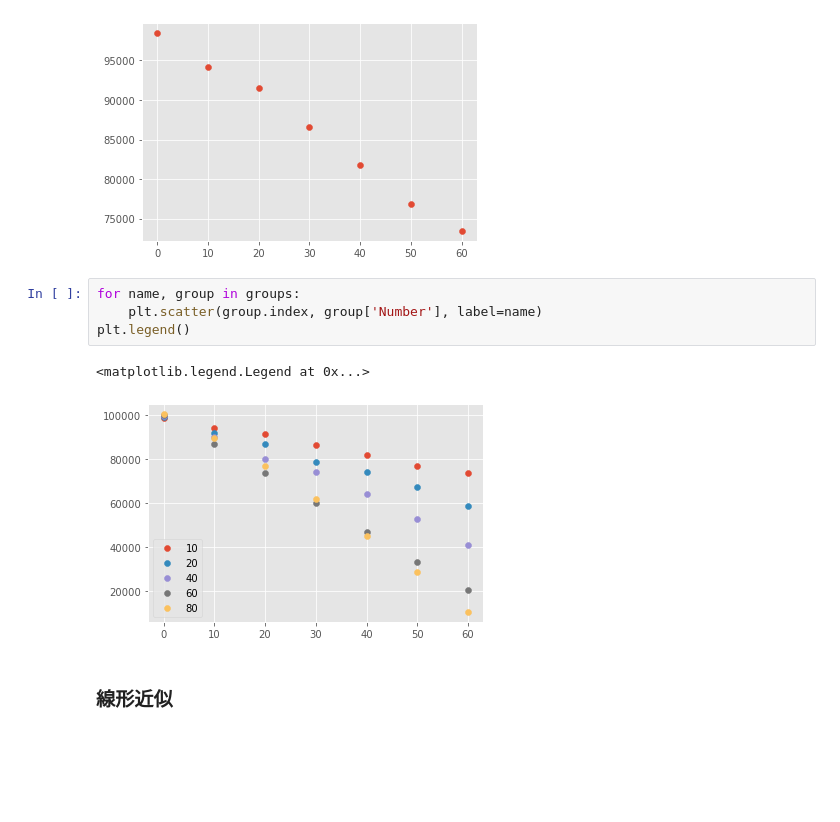
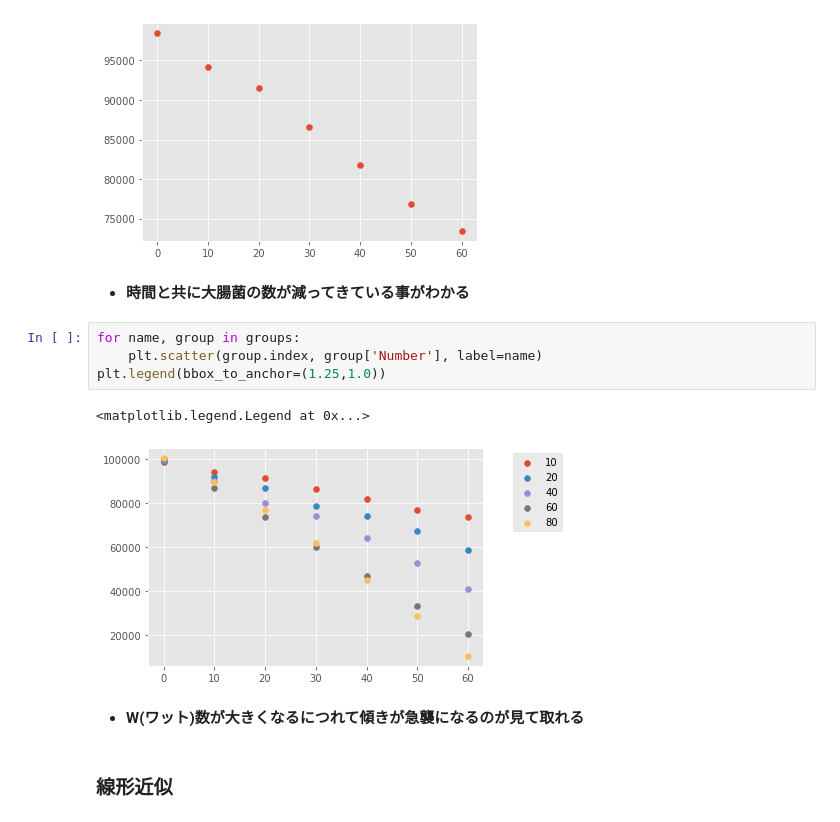
Before and after one commit to MoTo-LaBo/Machine-Learning-Basic, a Jupyter notebook: data analysis/01_linear_approximation.ipynb, the cells around one changed output. Cells and saved outputs as stored; diff of their text form; blank space fills up the shorter version.

```diff
--- a/data analysis/01_regression_line.ipynb
+++ b/data analysis/01_linear_approximation.ipynb
@@ -77,13 +77,17 @@ plt.scatter(df_10W.index, df_10W['Number'])
 # %% [output]
 <matplotlib.collections.PathCollection at 0x...>
 [figure]
+# %% [markdown]
+- **時間と共に大腸菌の数が減ってきている事がわかる**
 # %%
 for name, group in groups:
     plt.scatter(group.index, group['Number'], label=name)
-plt.legend()
+plt.legend(bbox_to_anchor=(1.25,1.0))
 # %% [output]
 <matplotlib.legend.Legend at 0x...>
-[figure, old version]
+[figure, new version]
+# %% [markdown]
+- **W(ワット)数が大きくなるにつれて傾きが急襲になるのが見て取れる**
 # %% [markdown]
 ### 線形近似
 # %%
```
Also changed, not shown: parts of 10 cells of this notebook.
